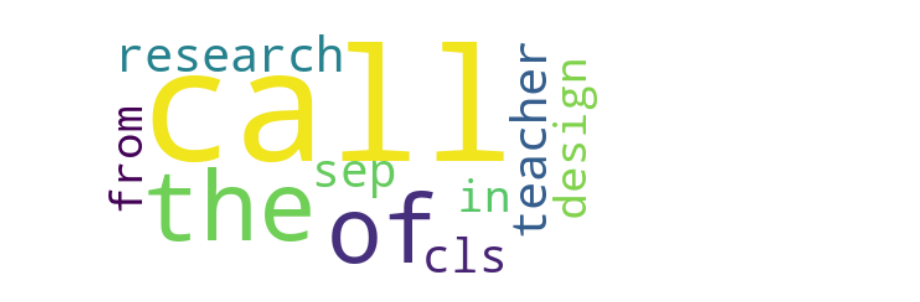
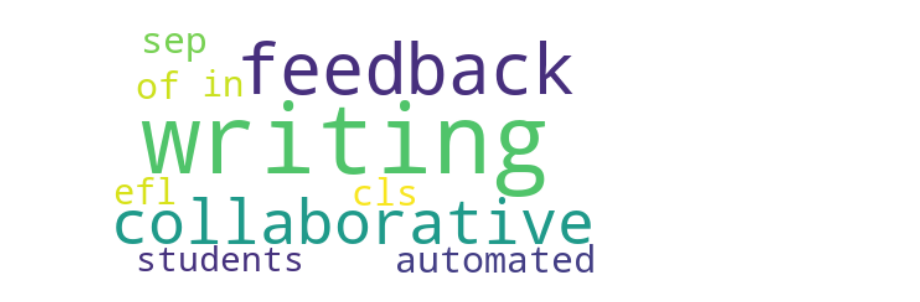
Before and after one commit to Naoru347/CALLResearchTrends, a Jupyter notebook: titles_modeling_scibert.ipynb, the cells around one changed output. Saved outputs shown, nothing was run; the diff lists cells and outputs as text; code cells hidden in the pictures.

Commit message:
Updated data and models

```diff
--- a/titles_modeling_scibert.ipynb
+++ b/titles_modeling_scibert.ipynb
@@ -90,9 +90,9 @@ def create_wordcloud(model, topic):
      plt.axis("off")
      plt.show()
 # %%
-create_wordcloud(model, topic=9)
+create_wordcloud(model, topic=0)
 # %% [output]
-[figure, old version]
+[figure, new version]
 # %%
 model.visualize_topics()
 # %%
```
Also changed, not shown: parts of 8 cells of this notebook, 20 other files.
